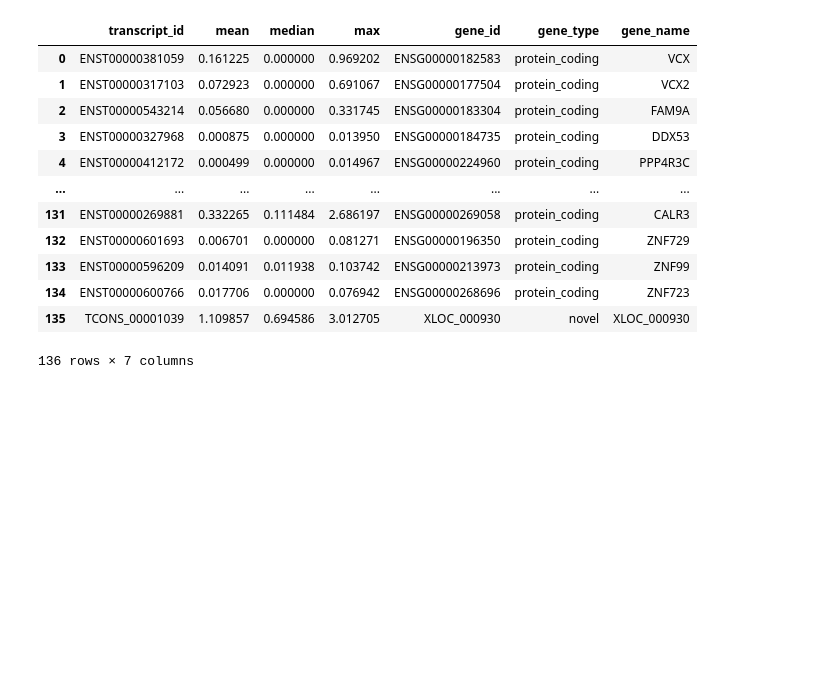
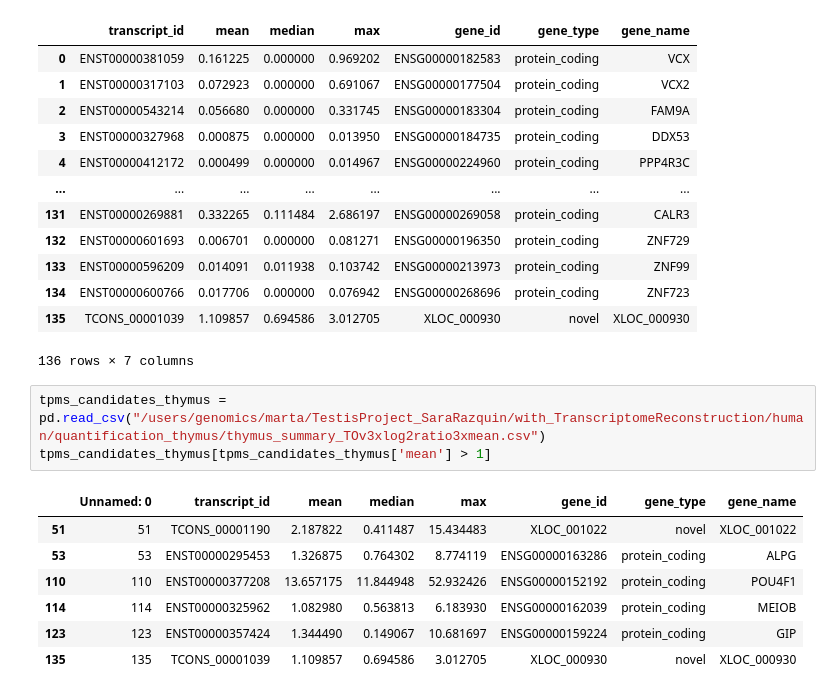
Before and after one commit to MartaEspinosa/TestisRestricted_MP, a Jupyter notebook: Q8_Thymus.ipynb, the cells around one changed output. Saved outputs shown, nothing was run; the diff lists cells and outputs as text; blank space fills up the shorter version.

Commit message:
thymus

```diff
--- a/Q8_Thymus.ipynb
+++ b/Q8_Thymus.ipynb
@@ -138,3 +138,14 @@ See the caveats in the documentation: https://pandas.pydata.org/pandas-docs/stab
 | 134 | ENST00000600766 | 0.017706 | 0.000000 | 0.076942 | ENSG00000268696 | protein_coding | ZNF723 |
 | 135 | TCONS_00001039 | 1.109857 | 0.694586 | 3.012705 | XLOC_000930 | novel | XLOC_000930 |
 136 rows × 7 columns
+# %%
+tpms_candidates_thymus = pd.read_csv("/users/genomics/marta/TestisProject_SaraRazquin/with_TranscriptomeReconstruction/human/quantification_thymus/thymus_summary_TOv3xlog2ratio3xmean.csv")
+tpms_candidates_thymus[tpms_candidates_thymus['mean'] > 1]
+# %% [output]
+|  | Unnamed: 0 | transcript_id | mean | median | max | gene_id | gene_type | gene_name |
+| 51 | 51 | TCONS_00001190 | 2.187822 | 0.411487 | 15.434483 | XLOC_001022 | novel | XLOC_001022 |
+| 53 | 53 | ENST00000295453 | 1.326875 | 0.764302 | 8.774119 | ENSG00000163286 | protein_coding | ALPG |
+| 110 | 110 | ENST00000377208 | 13.657175 | 11.844948 | 52.932426 | ENSG00000152192 | protein_coding | POU4F1 |
+| 114 | 114 | ENST00000325962 | 1.082980 | 0.563813 | 6.183930 | ENSG00000162039 | protein_coding | MEIOB |
+| 123 | 123 | ENST00000357424 | 1.344490 | 0.149067 | 10.681697 | ENSG00000159224 | protein_coding | GIP |
+| 135 | 135 | TCONS_00001039 | 1.109857 | 0.694586 | 3.012705 | XLOC_000930 | novel | XLOC_000930 |
```
